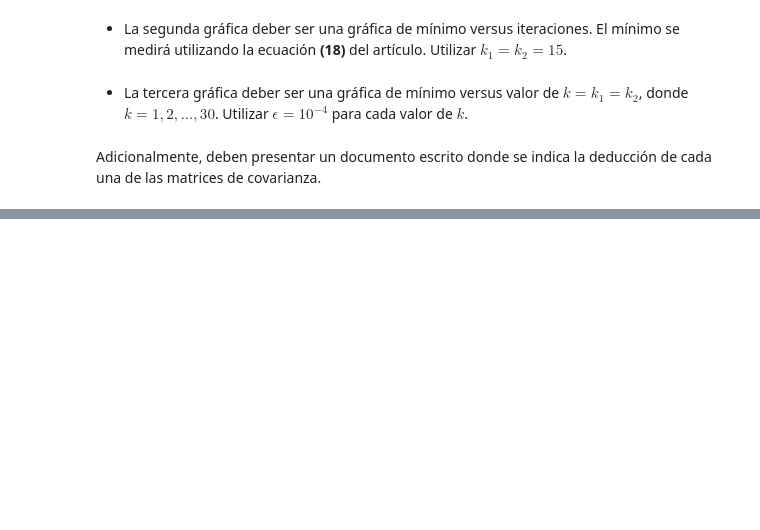
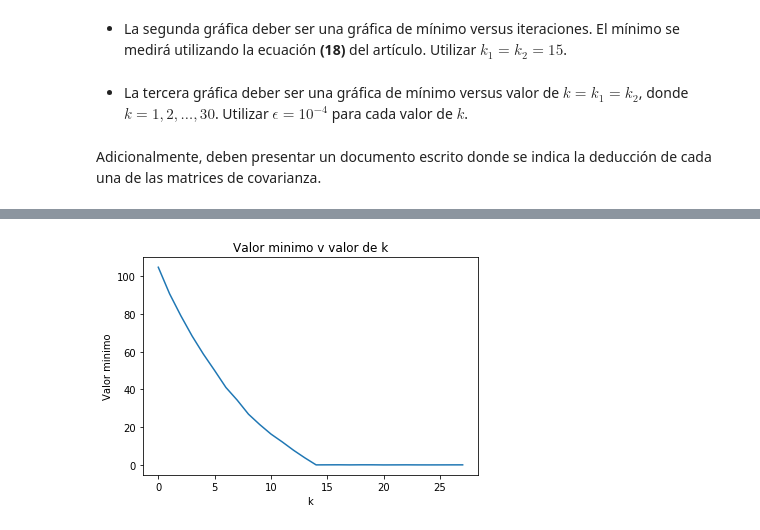
Before and after one commit to jckruz777/Adaptive_Processing, a Jupyter notebook: ExamenFinal/Examen_Final.ipynb, the cells around one changed output, grey strips where cells are left out. Cells and saved outputs as stored; diff of their text form; code cells hidden in the pictures; blank space fills up the shorter version.

```diff
--- a/ExamenFinal/Examen_Final.ipynb
+++ b/ExamenFinal/Examen_Final.ipynb
@@ -670,0 +769,20 @@ B2_tmp = np.matmul((Rsx2 - B2_1), np.matmul(np.transpose(C2), B2_2))
+# %%
+min_values = list()
+ks = range(29)
+ks = ks[1:]
+
+for k_test in ks:
+    B1_test = np.random.rand(m, k_test)
+    B2_test = np.random.rand(m, k_test)
+    C1_test = np.random.rand(k_test, m)
+    C2_test = np.random.rand(k_test, m)
+    _, min_value_res = FC(B1_test, B2_test, C1_test, C2_test, k_test, max_iter, tolerancia)
+    min_values.append(min_value_res[-1])
+# %%
+plt.title('Valor minimo v valor de k')
+plt.xlabel('k')
+plt.ylabel('Valor minimo')
+plt.plot(min_values)
+plt.show()
+# %% [output]
+[figure, added]
```
Also changed, not shown: parts of 15 cells of this notebook.
